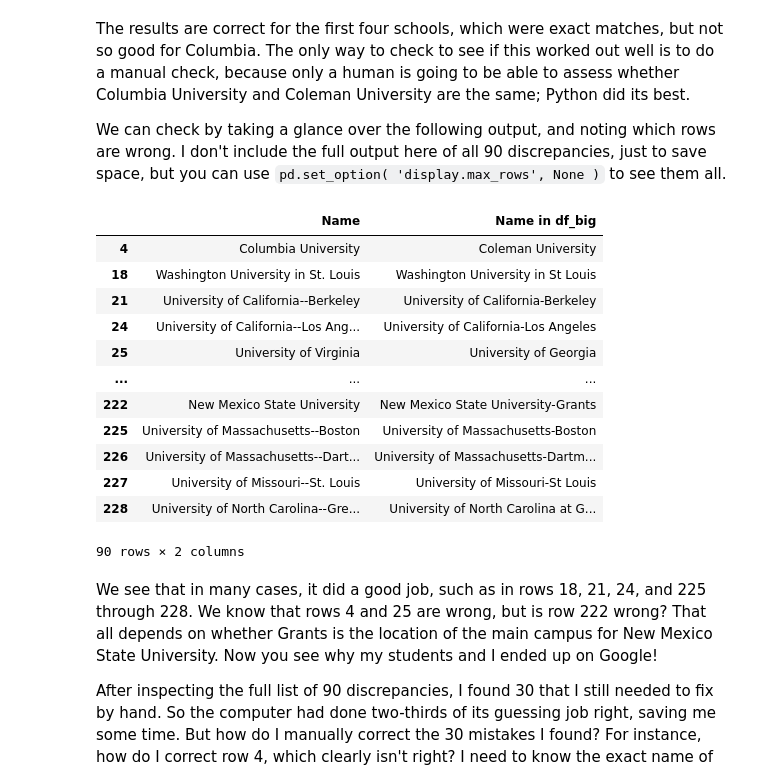
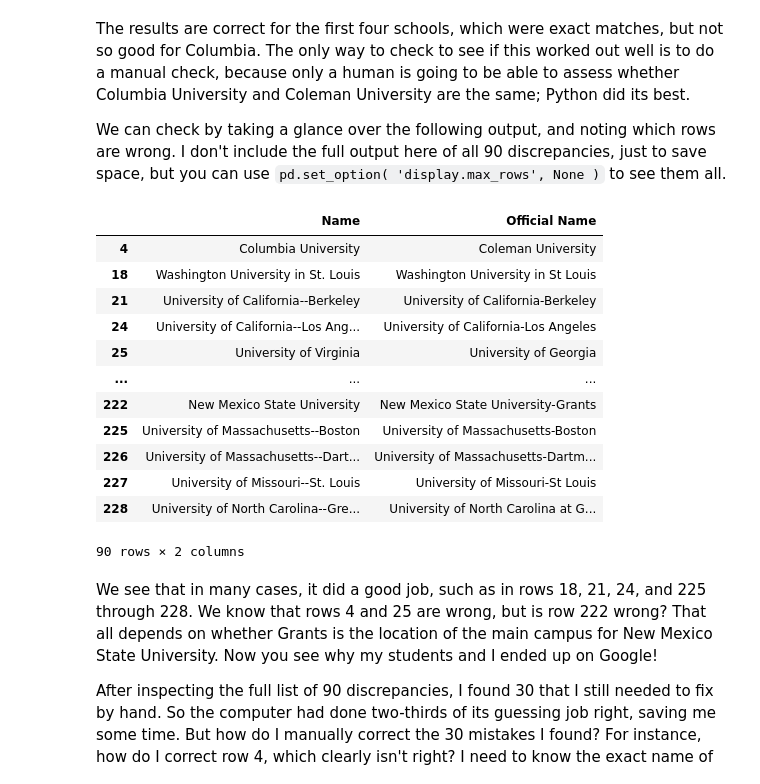
Before and after one commit to nathancarter/MA346-course-notes, a Jupyter notebook: chapter-12-concat-and-merge.ipynb, the cells around one changed output. Cells and saved outputs as stored; diff of their text form; code cells hidden in the pictures.

Commit message:
Improve Ch12 variable names in code

```diff
--- a/chapter-12-concat-and-merge.ipynb
+++ b/chapter-12-concat-and-merge.ipynb
@@ -310,10 +310,10 @@ len( df_big ), len( df_rank )
 
 Let's just get a sense of how many of the 231 rows in the ranking dataset have an exact match in the big dataset, and thus their official names are already in the ranking dataset.
 # %%
-names_from_df_big = list( df_big['NAME'] )
+official_names = list( df_big['NAME'] )
 
 def has_exact_match ( name_from_rank_df ):
-    return name_from_rank_df in names_from_df_big
+    return name_from_rank_df in official_names
 
 sum( df_rank['Name'].apply( has_exact_match ) )
 # %% [output]
@@ -336,14 +336,14 @@ get_close_matches( 'pork', [ 'salad', 'lollipops', 'soda' ] )
 # %% [markdown]
 Let's use `get_close_matches()` to create a function that will match up university names across the two datasets if they're just off by a small amount.  This could automate some of the matching we'd otherwise have to do by hand for those 90 schools that didn't match exactly.
 # %%
-def get_closest_name_from_df_big ( name_from_df_rank ):
+def get_closest_official_name ( name_from_df_rank ):
 
     # If there's an exact match, we're already done.
     if has_exact_match( name_from_df_rank ):
         return name_from_df_rank
 
     # Get the closest matches, if any.
-    close_matches = get_close_matches( name_from_df_rank, names_from_df_big )
+    close_matches = get_close_matches( name_from_df_rank, official_names )
 
     # If there weren't any, return None
     if len( close_matches ) == 0:
@@ -353,7 +353,7 @@ def get_closest_name_from_df_big ( name_from_df_rank ):
     return close_matches[0]
 
 # Test it
-get_closest_name_from_df_big( 'Bentley Universal' )
+get_closest_official_name( 'Bentley Universal' )
 # %% [output]
 'Bentley University'
 # %% [markdown]
@@ -361,5 +361,5 @@ Let's apply that function to every row in the small dataset.  Note that `get_clo
 # %%
-df_rank['Name in df_big'] = df_rank['Name'].apply( get_closest_name_from_df_big )
+df_rank['Official Name'] = df_rank['Name'].apply( get_closest_official_name )
 df_rank.head()
 # %% [output]
 |  | Name | Location | Rank | Description | Tuition and fees | In-state | Undergrad Enrollment | ... |
@@ -373,10 +373,10 @@ The results are correct for the first four schools, which were exact matches, bu
 
 We can check by taking a glance over the following output, and noting which rows are wrong.  I don't include the full output here of all 90 discrepancies, just to save space, but you can use `pd.set_option( 'display.max_rows', None )` to see them all.
 # %%
-rows_with_guesses = df_rank[ df_rank['Name'] != df_rank['Name in df_big'] ]
-rows_with_guesses[['Name','Name in df_big']]
+rows_with_guesses = df_rank[ df_rank['Name'] != df_rank['Official Name'] ]
+rows_with_guesses[['Name','Official Name']]
 # %% [output]
-|  | Name | Name in df_big |
+|  | Name | Official Name |
 | 4 | Columbia University | Coleman University |
 | 18 | Washington University in St. Louis | Washington University in St Louis |
 | 21 | University of California--Berkeley | University of California-Berkeley |
```
Also changed, not shown: parts of 8 cells of this notebook.
